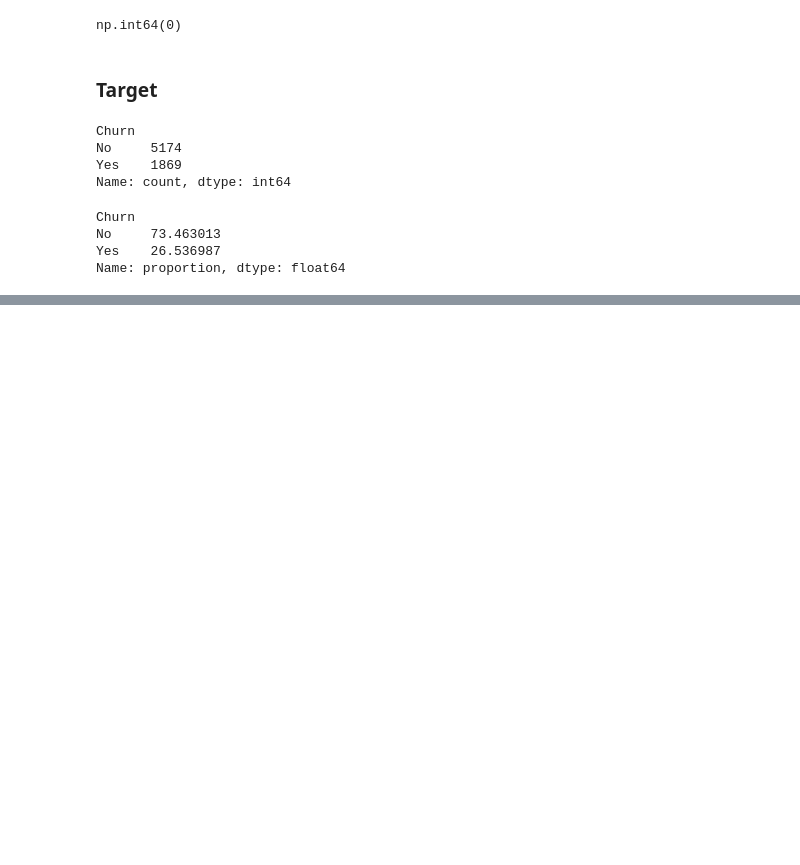
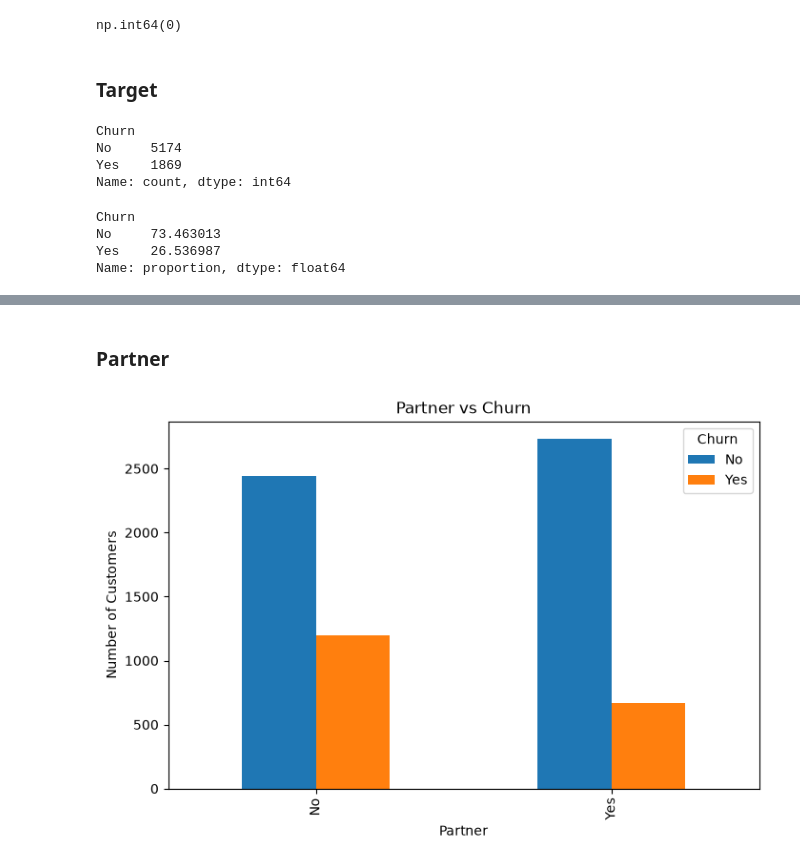
Before and after one commit to ronald-hh/Customer-Churn-Prediction, a Jupyter notebook: notebooks/1_Data_Exploration.ipynb, the cells around one changed output, grey strips where cells are left out. Cells and saved outputs as stored; diff of their text form; code cells hidden in the pictures; blank space fills up the shorter version.

```diff
--- a/notebooks/1_Data_Exploration.ipynb
+++ b/notebooks/1_Data_Exploration.ipynb
@@ -153,0 +202,11 @@ Name: proportion, dtype: float64
+# %% [markdown]
+### Partner
+# %%
+pd.crosstab(df["Partner"], df["Churn"]).plot(kind="bar")
+
+plt.title("Partner vs Churn")
+plt.xlabel("Partner")
+plt.ylabel("Number of Customers")
+plt.show()
+# %% [output]
+[figure, added]
```
Also changed, not shown: parts of 31 cells of this notebook.
